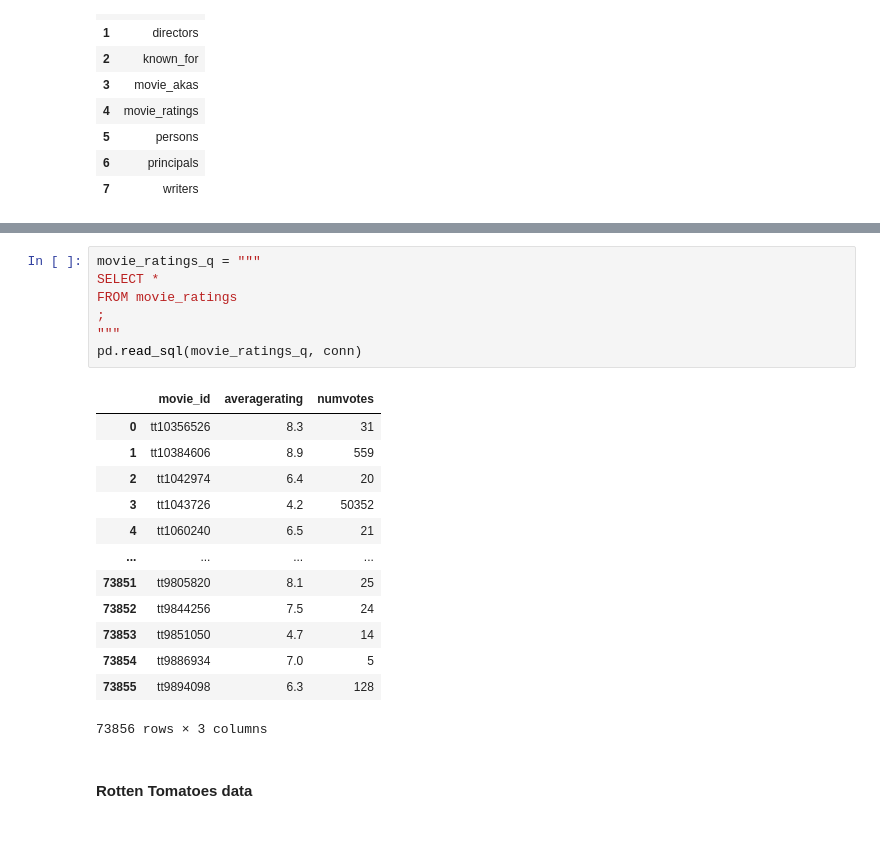
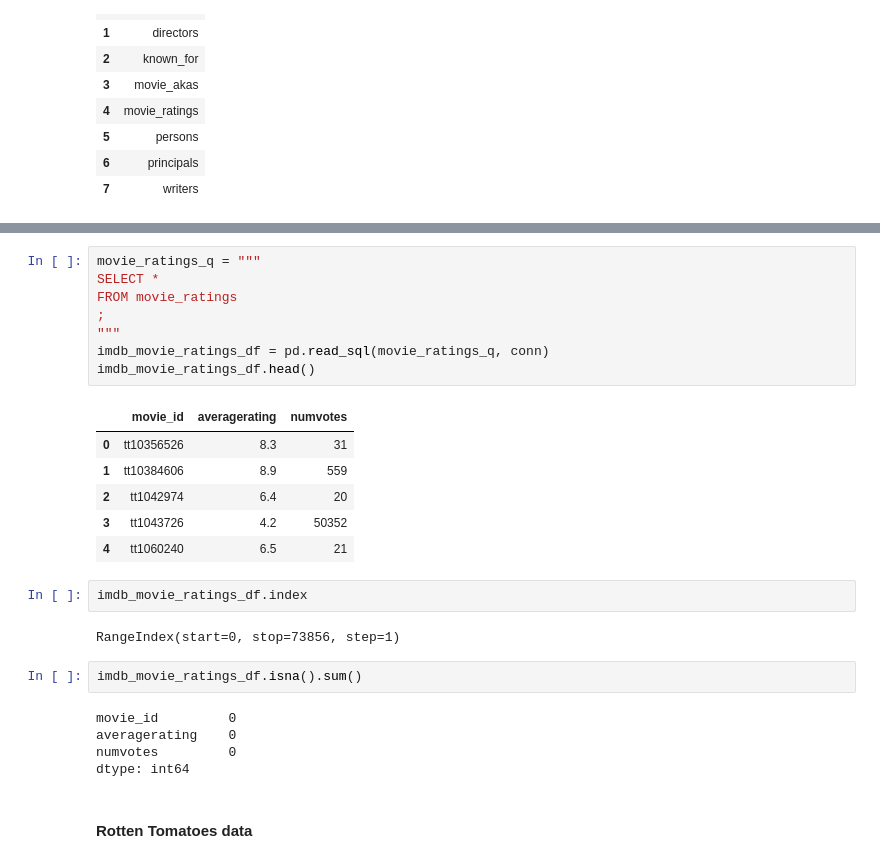
Before and after one commit to Collin9726/box-office-films-analysis, a Jupyter notebook: index.ipynb, the cells around one changed output, grey strips where cells are left out. Drawn from its saved outputs; the diff is of its cells as text; blank space fills up the shorter version.

```diff
--- a/index.ipynb
+++ b/index.ipynb
@@ -99,24 +107,29 @@ pd.read_sql(movie_basics_q, conn)
 # %%
 movie_ratings_q = """
 SELECT *
 FROM movie_ratings
 ;
 """
-pd.read_sql(movie_ratings_q, conn)
+imdb_movie_ratings_df = pd.read_sql(movie_ratings_q, conn)
+imdb_movie_ratings_df.head()
 # %% [output]
 |  | movie_id | averagerating | numvotes |
 | 0 | tt10356526 | 8.3 | 31 |
 | 1 | tt10384606 | 8.9 | 559 |
 | 2 | tt1042974 | 6.4 | 20 |
 | 3 | tt1043726 | 4.2 | 50352 |
 | 4 | tt1060240 | 6.5 | 21 |
-| ... | ... | ... | ... |
-| 73851 | tt9805820 | 8.1 | 25 |
-| 73852 | tt9844256 | 7.5 | 24 |
-| 73853 | tt9851050 | 4.7 | 14 |
-| 73854 | tt9886934 | 7.0 | 5 |
-| 73855 | tt9894098 | 6.3 | 128 |
-73856 rows × 3 columns
+# %%
+imdb_movie_ratings_df.index
+# %% [output]
+RangeIndex(start=0, stop=73856, step=1)
+# %%
+imdb_movie_ratings_df.isna().sum()
+# %% [output]
+movie_id         0
+averagerating    0
+numvotes         0
+dtype: int64
 # %% [markdown]
 #### Rotten Tomatoes data
 # %% [markdown]
```
Also changed, not shown: parts of 34 cells of this notebook.
